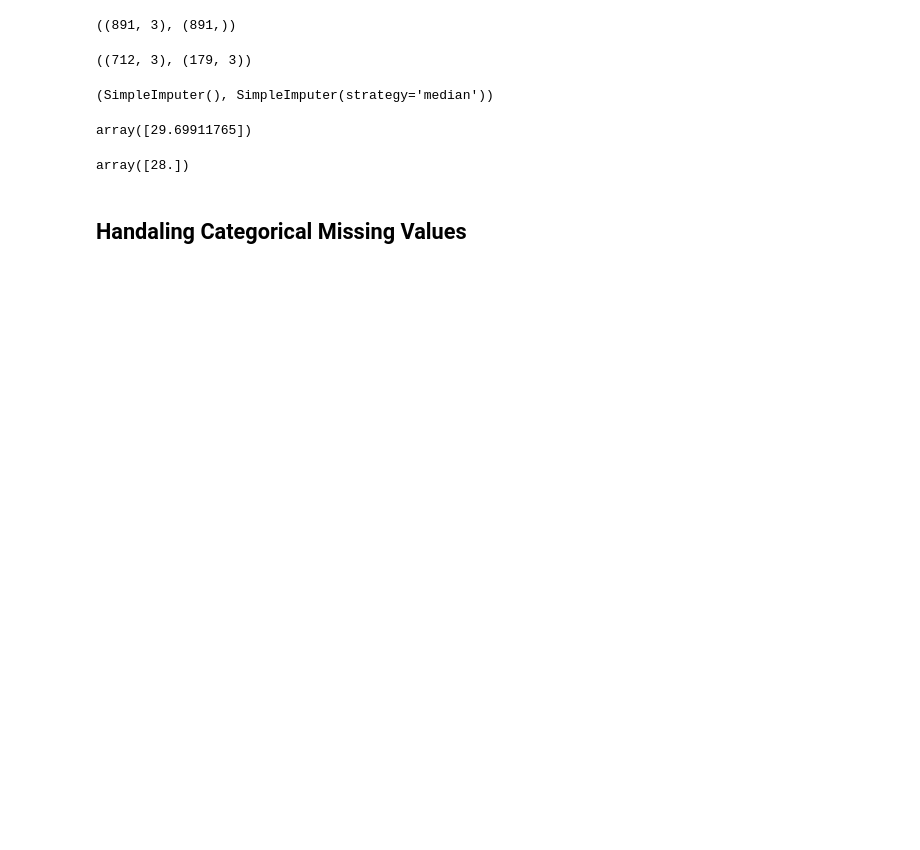
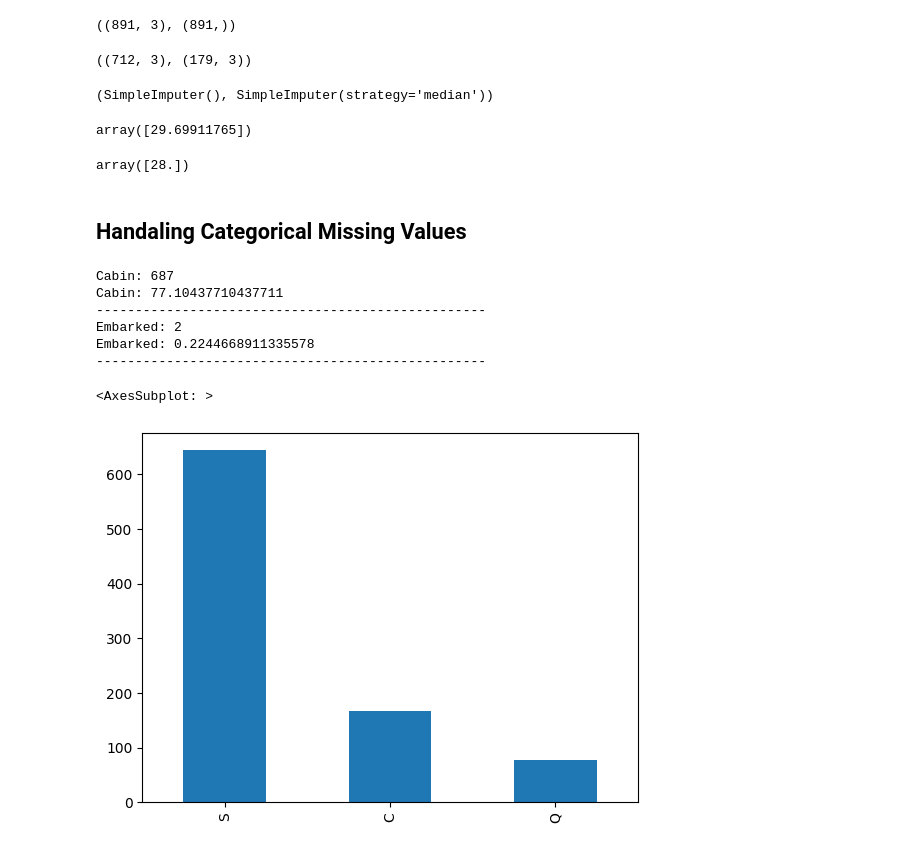
Before and after one commit to KhageshorGiri/Machine_Learning, a Jupyter notebook: Machine Learning/EDA/titanic_filling_missing_values.ipynb, the cells around one changed output. Saved outputs shown, nothing was run; the diff lists cells and outputs as text; code cells hidden in the pictures; blank space fills up the shorter version.

Commit message:
imputing missing value on categorical features

```diff
--- a/Machine Learning/EDA/titanic_filling_missing_values.ipynb
+++ b/Machine Learning/EDA/titanic_filling_missing_values.ipynb
@@ -156,0 +159,12 @@ array([28.])
+# %%
+for feature in missing_value_category:
+    print(f"{feature}:",df_copy[feature].isnull().sum())
+    print(f"{feature}:",df_copy[feature].isnull().sum() * 100 / df[feature].shape[0])
+    print("-"*50)
+# %% [output]
+Cabin: 687
+Cabin: 77.10437710437711
+--------------------------------------------------
+Embarked: 2
+Embarked: 0.2244668911335578
+--------------------------------------------------
@@ -156,0 +174,5 @@ array([28.])
+# %%
+df["Embarked"].value_counts().plot(kind='bar')
+# %% [output]
+<AxesSubplot: >
+[figure, added]
```
Also changed, not shown: parts of 10 cells of this notebook.
